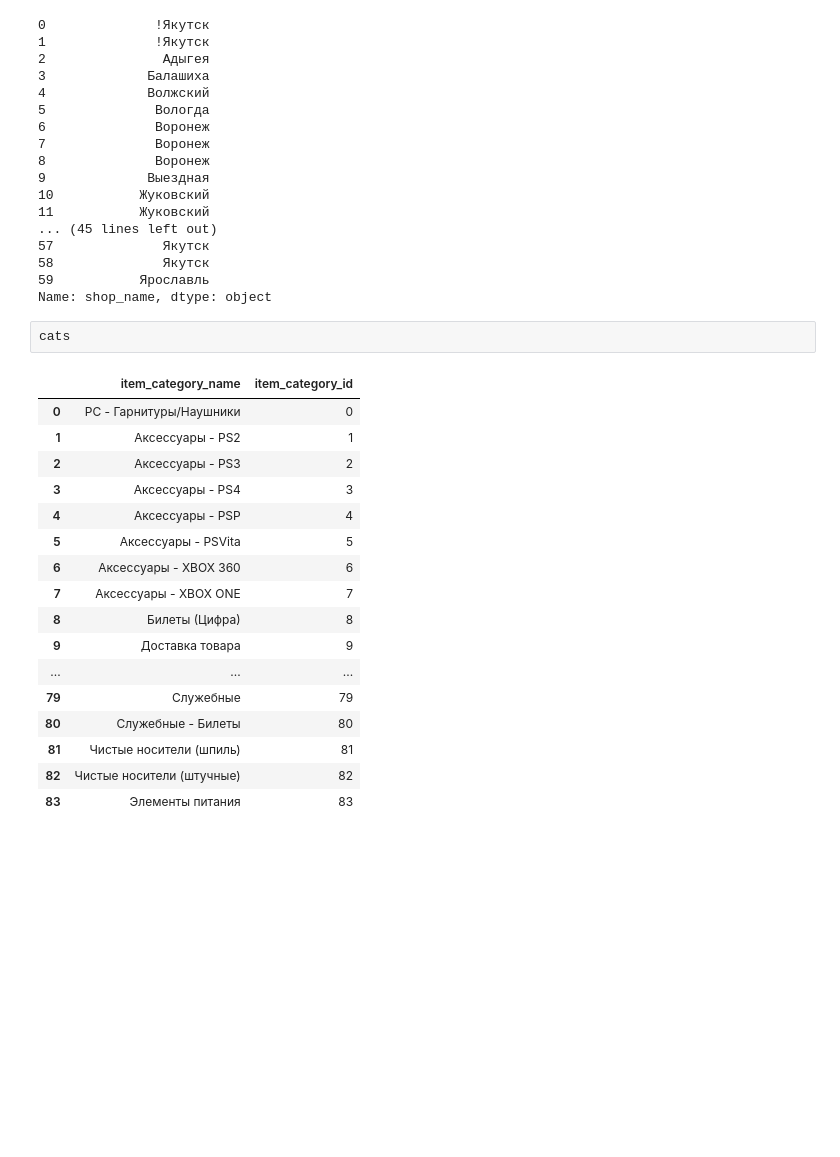
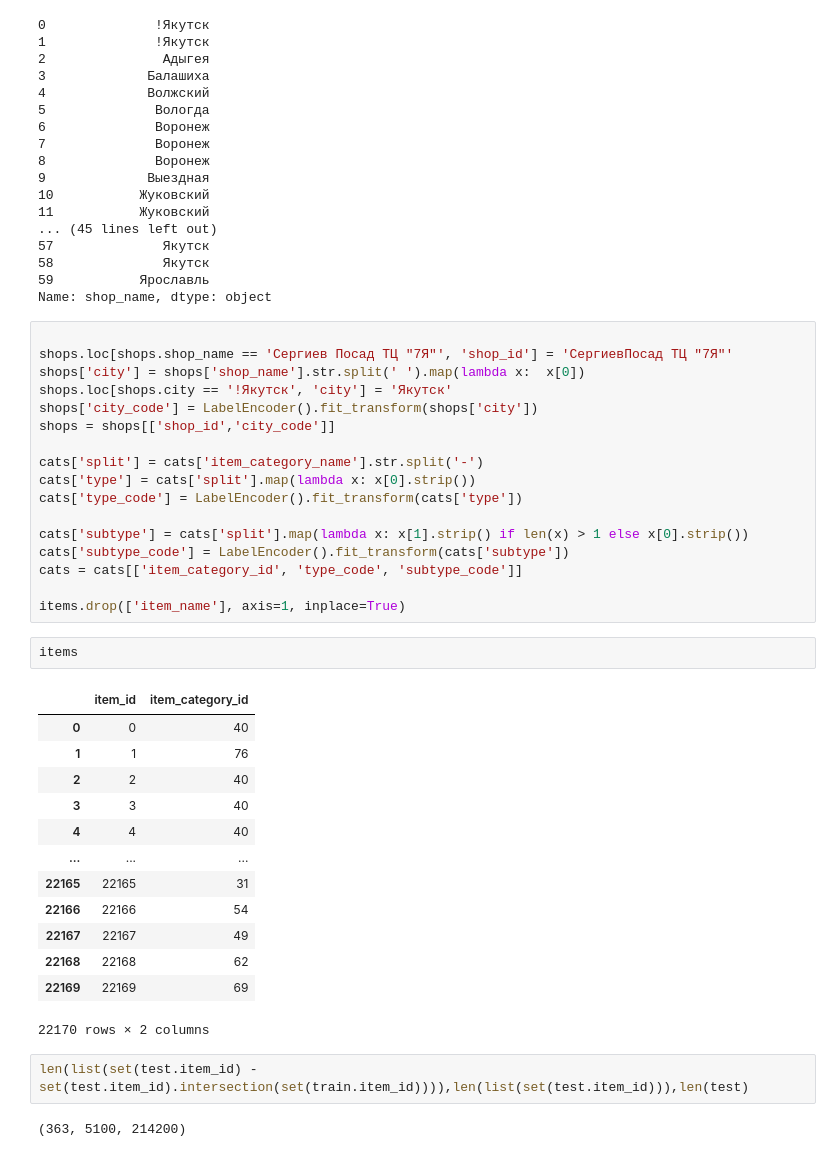
Before and after one commit to ducksfrogs/ma_kaggle, a Jupyter notebook: future_sales/feature_xgb.ipynb, the cells around one changed output. Saved outputs shown, nothing was run; the diff lists cells and outputs as text; blank space fills up the shorter version.

```diff
--- a/future_sales/feature_xgb.ipynb
+++ b/future_sales/feature_xgb.ipynb
@@ -181,23 +181,40 @@ shops['shop_name'].str.split(' ').map(lambda x: x[0])
 58              Якутск
 59           Ярославль
 Name: shop_name, dtype: object
-# %%
-cats
-# %% [output]
-|  | item_category_name | item_category_id |
-| 0 | PC - Гарнитуры/Наушники | 0 |
-| 1 | Аксессуары - PS2 | 1 |
-| 2 | Аксессуары - PS3 | 2 |
-| 3 | Аксессуары - PS4 | 3 |
-| 4 | Аксессуары - PSP | 4 |
-| 5 | Аксессуары - PSVita | 5 |
-| 6 | Аксессуары - XBOX 360 | 6 |
-| 7 | Аксессуары - XBOX ONE | 7 |
-| 8 | Билеты (Цифра) | 8 |
-| 9 | Доставка товара | 9 |
-| ... | ... | ... |
-| 79 | Служебные | 79 |
-| 80 | Служебные - Билеты | 80 |
-| 81 | Чистые носители (шпиль) | 81 |
-| 82 | Чистые носители (штучные) | 82 |
-| 83 | Элементы питания | 83 |
+# %%
+
+shops.loc[shops.shop_name == 'Сергиев Посад ТЦ "7Я"', 'shop_id'] = 'СергиевПосад ТЦ "7Я"'
+shops['city'] = shops['shop_name'].str.split(' ').map(lambda x:  x[0])
+shops.loc[shops.city == '!Якутск', 'city'] = 'Якутск'
+shops['city_code'] = LabelEncoder().fit_transform(shops['city'])
+shops = shops[['shop_id','city_code']]
+
+cats['split'] = cats['item_category_name'].str.split('-')
+cats['type'] = cats['split'].map(lambda x: x[0].strip())
+cats['type_code'] = LabelEncoder().fit_transform(cats['type'])
+
+cats['subtype'] = cats['split'].map(lambda x: x[1].strip() if len(x) > 1 else x[0].strip())
+cats['subtype_code'] = LabelEncoder().fit_transform(cats['subtype'])
+cats = cats[['item_category_id', 'type_code', 'subtype_code']]
+
+items.drop(['item_name'], axis=1, inplace=True)
+# %%
+items
+# %% [output]
+|  | item_id | item_category_id |
+| 0 | 0 | 40 |
+| 1 | 1 | 76 |
+| 2 | 2 | 40 |
+| 3 | 3 | 40 |
+| 4 | 4 | 40 |
+| ... | ... | ... |
+| 22165 | 22165 | 31 |
+| 22166 | 22166 | 54 |
+| 22167 | 22167 | 49 |
+| 22168 | 22168 | 62 |
+| 22169 | 22169 | 69 |
+22170 rows × 2 columns
+# %%
+len(list(set(test.item_id) - set(test.item_id).intersection(set(train.item_id)))),len(list(set(test.item_id))),len(test)
+# %% [output]
+(363, 5100, 214200)
```
Also changed, not shown: parts of 3 cells of this notebook, 1 other file.
